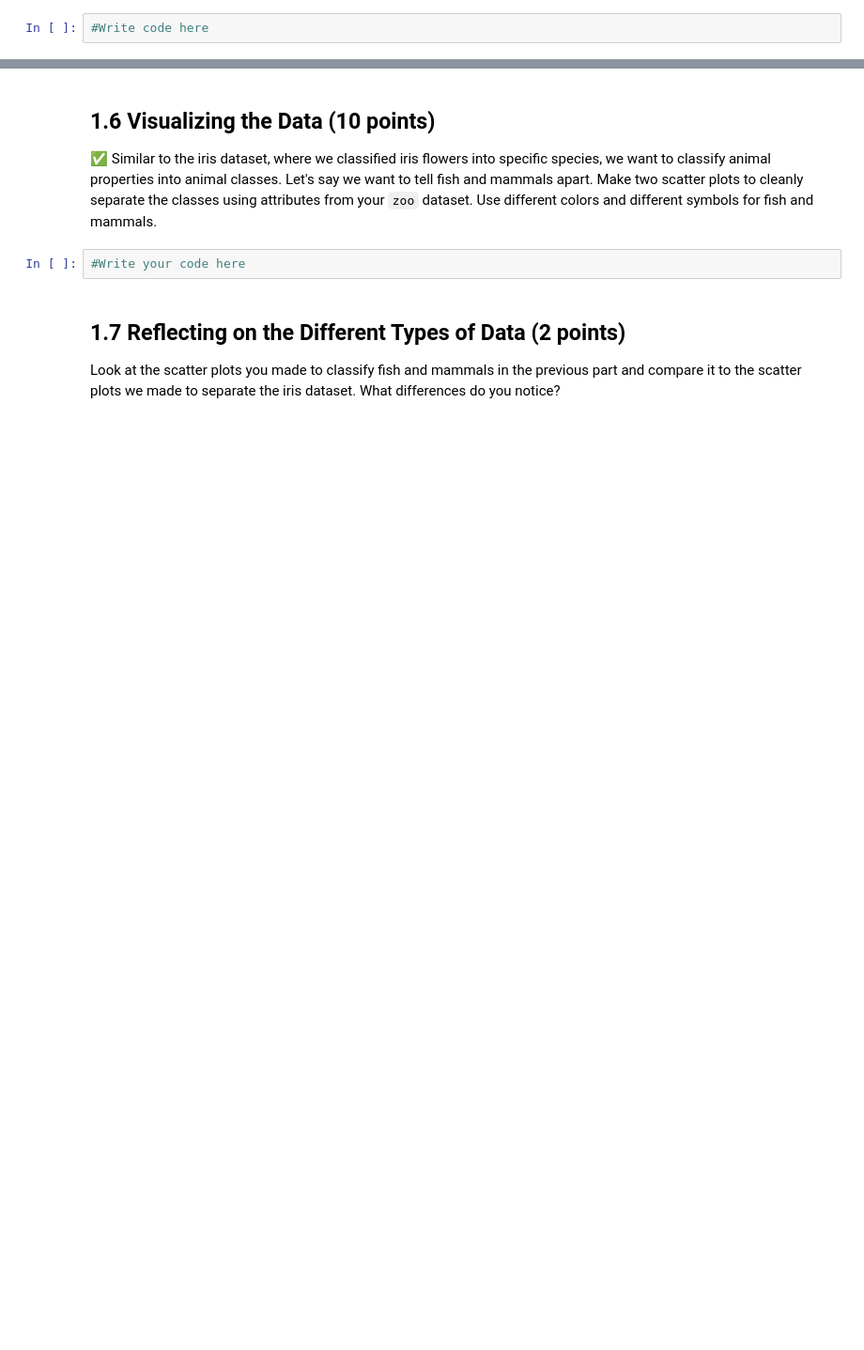
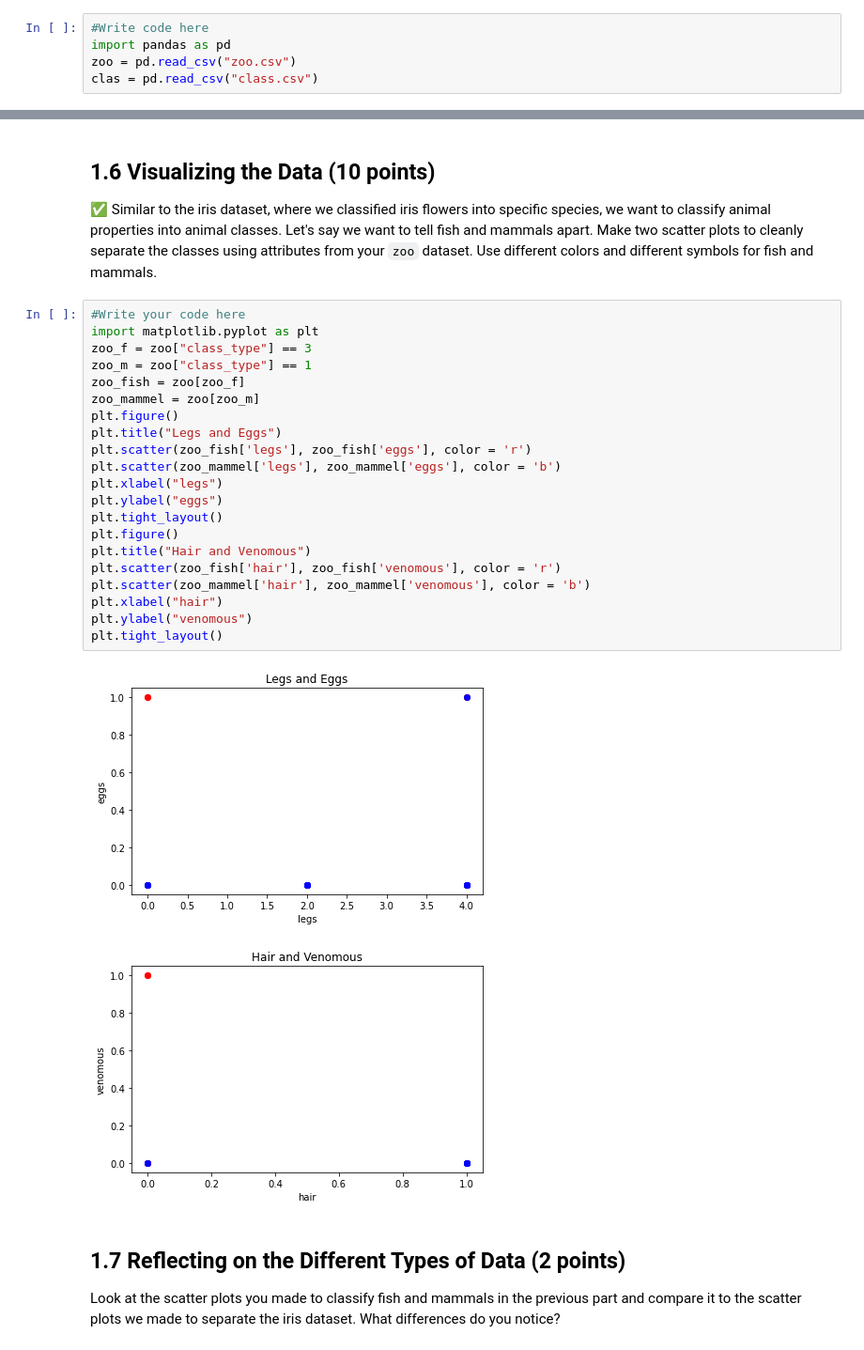
Before and after one commit to KollinBartz/CMSE202-s23-turnin, a Jupyter notebook: hw-02/HW-02_PandasAndObjects-Bartz.ipynb, the cells around one changed output, grey strips where cells are left out. Shown at 94% size. Saved outputs shown, nothing was run; the diff lists cells and outputs as text; blank space fills up the shorter version.

```diff
--- a/hw-02/HW-02_PandasAndObjects-Bartz.ipynb
+++ b/hw-02/HW-02_PandasAndObjects-Bartz.ipynb
@@ -101,6 +107,9 @@ Look at both datasets (`class.csv`, `zoo.csv`). Describe the contents of both da
 &#9989; Use pandas to read in the `zoo.csv` and `class.csv` files into DataFrames.
 # %%
 #Write code here
+import pandas as pd
+zoo = pd.read_csv("zoo.csv")
+clas = pd.read_csv("class.csv")
 # %% [markdown]
 ## Part 1.5 Counting Classes (2 Points).
 
@@ -113,6 +146,28 @@ Look back in the PCA/ICA and see how we used `groupby` to find the number of Iri
 &#9989; Similar to the iris dataset, where we classified iris flowers into specific species, we want to classify animal properties into animal classes. Let's say we want to tell fish and mammals apart. Make two scatter plots to cleanly separate the classes using attributes from your `zoo` dataset. Use different colors and different symbols for fish and mammals.
 # %%
 #Write your code here
+import matplotlib.pyplot as plt
+zoo_f = zoo["class_type"] == 3
+zoo_m = zoo["class_type"] == 1
+zoo_fish = zoo[zoo_f]
+zoo_mammel = zoo[zoo_m]
+plt.figure()
+plt.title("Legs and Eggs")
+plt.scatter(zoo_fish['legs'], zoo_fish['eggs'], color = 'r')
+plt.scatter(zoo_mammel['legs'], zoo_mammel['eggs'], color = 'b')
+plt.xlabel("legs")
+plt.ylabel("eggs")
+plt.tight_layout()
+plt.figure()
+plt.title("Hair and Venomous")
+plt.scatter(zoo_fish['hair'], zoo_fish['venomous'], color = 'r')
+plt.scatter(zoo_mammel['hair'], zoo_mammel['venomous'], color = 'b')
+plt.xlabel("hair")
+plt.ylabel("venomous")
+plt.tight_layout()
+# %% [output]
+[figure, added]
+[figure, added]
 # %% [markdown]
 ## 1.7 Reflecting on the Different Types of Data (2 points)
 
```
Also changed, not shown: parts of 11 cells of this notebook, 3 other files.
